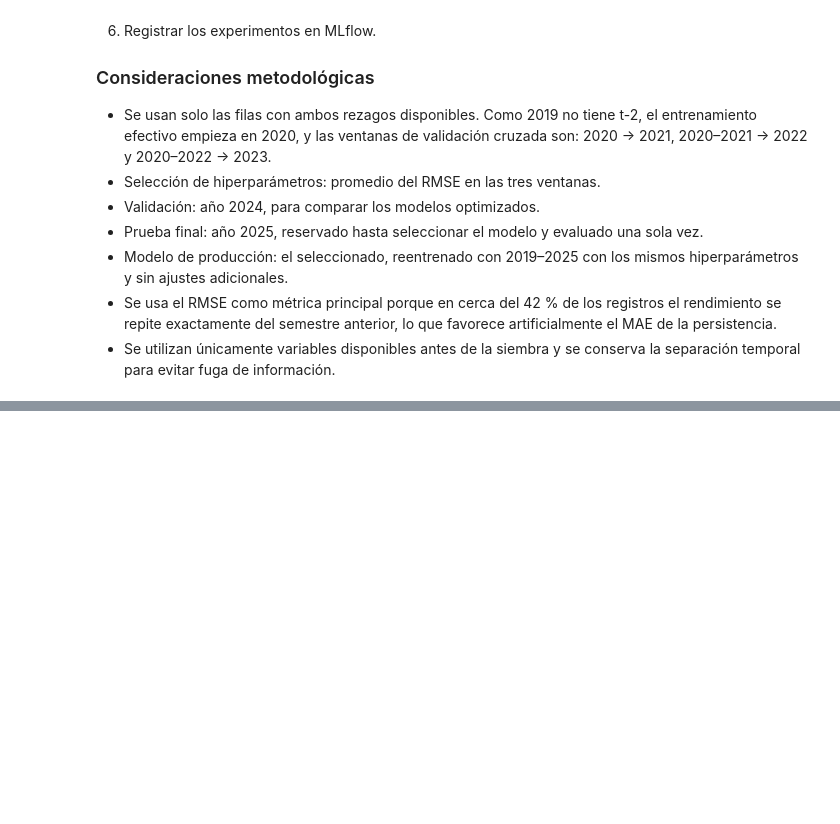
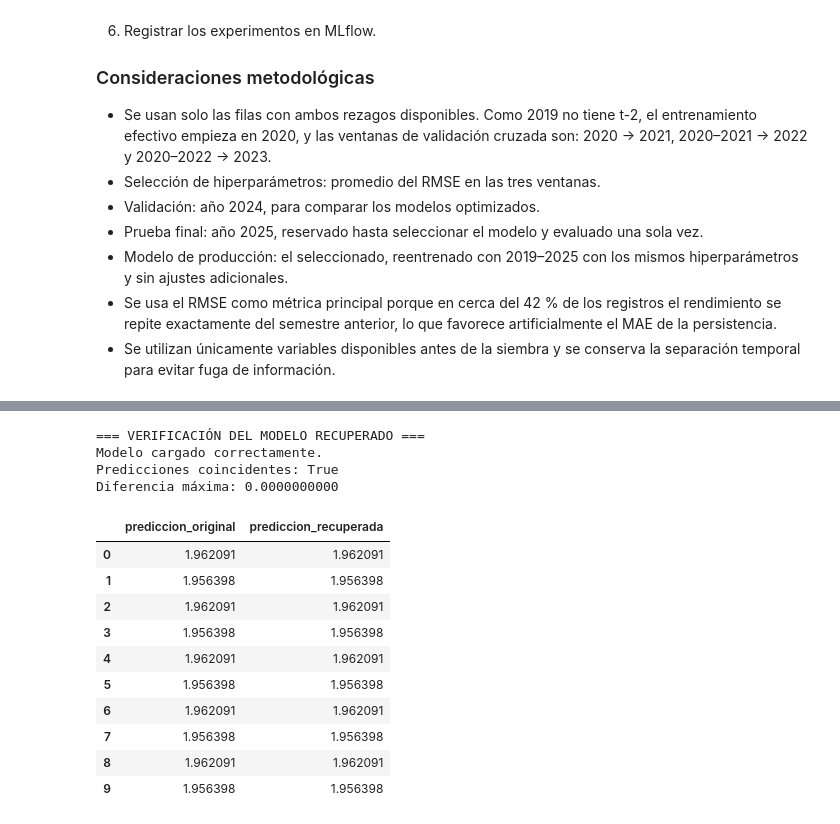
Before and after one commit to VicKingo98/agropredict-colombia, a Jupyter notebook: notebooks/05.1_optimizacion_modelos.ipynb, the cells around one changed output, grey strips where cells are left out. Cells and saved outputs as stored; diff of their text form; code cells hidden in the pictures; blank space fills up the shorter version.

```diff
--- a/notebooks/05.1_optimizacion_modelos.ipynb
+++ b/notebooks/05.1_optimizacion_modelos.ipynb
@@ -46,0 +1104,62 @@ Random Forest y XGBoost.
+# %%
+# Autorizar únicamente los tipos de XGBoost identificados
+tipos_autorizados = [
+    "xgboost.core.Booster",
+    "xgboost.sklearn.XGBRegressor"
+]
+
+# Verificar que no existan otros tipos inesperados
+assert set(tipos_no_confiables) == set(tipos_autorizados), (
+    f"Se encontraron tipos adicionales: {tipos_no_confiables}"
+)
+
+# Cargar el modelo recuperado desde MLflow
+modelo_recuperado = sio.load(
+    ruta_recuperada,
+    trusted=tipos_autorizados
+)
+
+# Comparar las predicciones de ambos modelos
+muestra = X_produccion.head(10)
+
+pred_original = modelo_xgb_produccion.predict(muestra)
+pred_recuperada = modelo_recuperado.predict(muestra)
+
+coinciden = np.allclose(
+    pred_original,
+    pred_recuperada,
+    rtol=1e-6,
+    atol=1e-8
+)
+
+diferencia_maxima = np.max(
+    np.abs(pred_original - pred_recuperada)
+)
+
+print("=== VERIFICACIÓN DEL MODELO RECUPERADO ===")
+print("Modelo cargado correctamente.")
+print(f"Predicciones coincidentes: {coinciden}")
+print(f"Diferencia máxima: {diferencia_maxima:.10f}")
+
+display(pd.DataFrame({
+    "prediccion_original": pred_original,
+    "prediccion_recuperada": pred_recuperada
+}).round(6))
+
+assert coinciden, "Las predicciones no coinciden."
+# %% [output]
+=== VERIFICACIÓN DEL MODELO RECUPERADO ===
+Modelo cargado correctamente.
+Predicciones coincidentes: True
+Diferencia máxima: 0.0000000000
+|  | prediccion_original | prediccion_recuperada |
+| 0 | 1.962091 | 1.962091 |
+| 1 | 1.956398 | 1.956398 |
+| 2 | 1.962091 | 1.962091 |
+| 3 | 1.956398 | 1.956398 |
+| 4 | 1.962091 | 1.962091 |
+| 5 | 1.956398 | 1.956398 |
+| 6 | 1.962091 | 1.962091 |
+| 7 | 1.956398 | 1.956398 |
+| 8 | 1.962091 | 1.962091 |
+| 9 | 1.956398 | 1.956398 |
```
Also changed, not shown: parts of 21 cells of this notebook, 2 other files.
